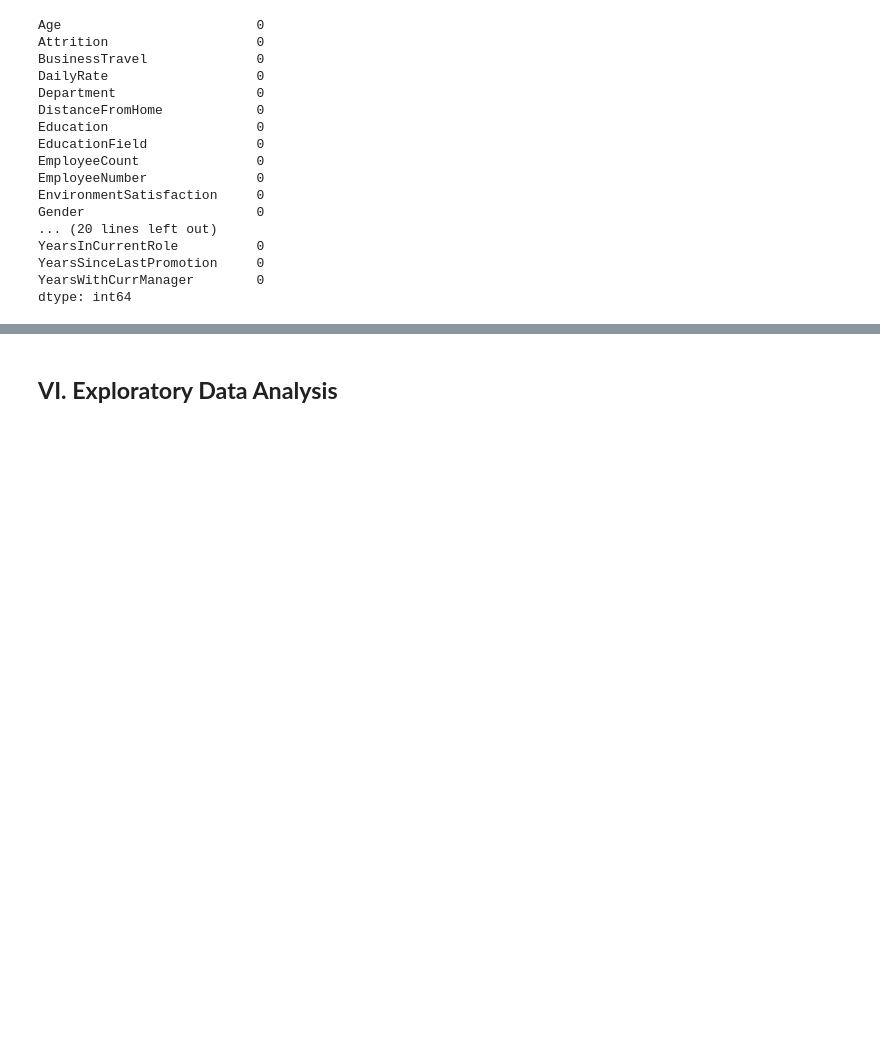
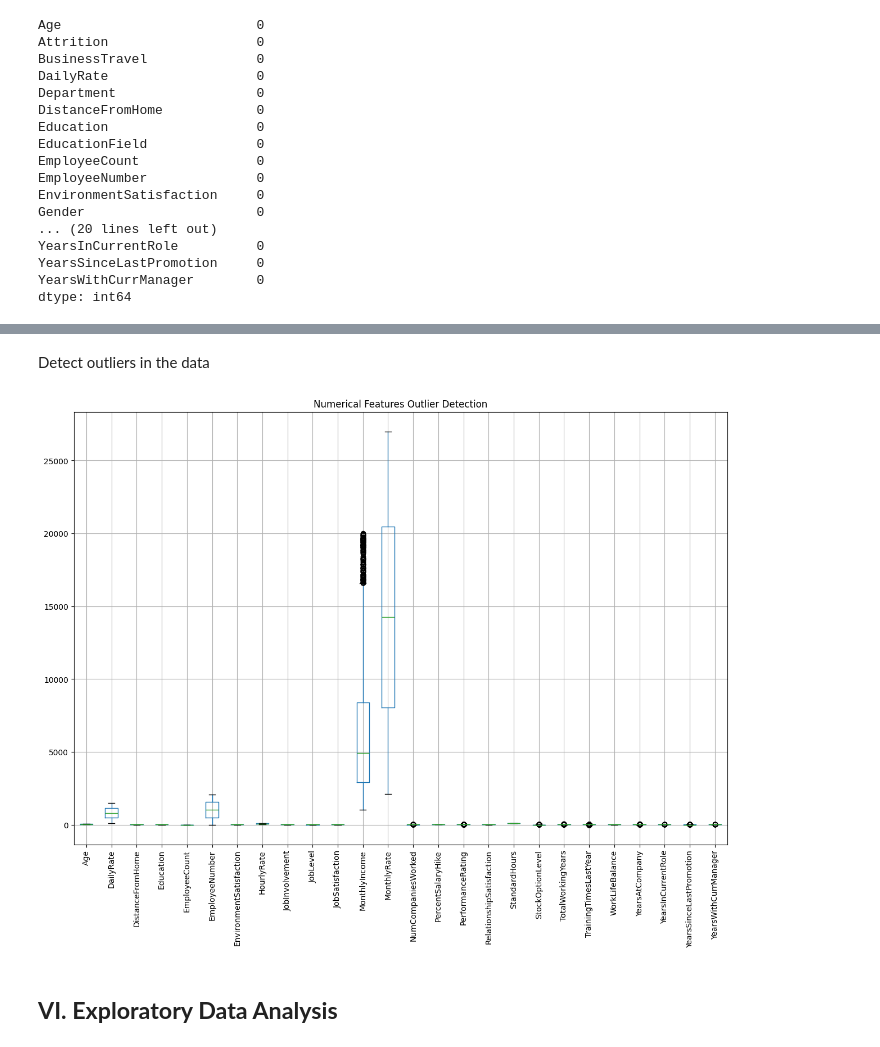
Before and after one commit to APaguil1990/SOLLDA1_MCO, a Jupyter notebook: IBM-Employee-Attrition-MCO.ipynb, the cells around one changed output, grey strips where cells are left out. Drawn from its saved outputs; the diff is of its cells as text; code cells hidden in the pictures; blank space fills up the shorter version.

Commit message:
Added display of summary statistics and outliers.

```diff
--- a/IBM-Employee-Attrition-MCO.ipynb
+++ b/IBM-Employee-Attrition-MCO.ipynb
@@ -175,3 +174,0 @@ Remove duplicates (if any)
-# %%
-df.drop_duplicates(inplace=True)
-df
@@ -201,3 +202,12 @@ Index(['Attrition', 'BusinessTravel', 'Department', 'EducationField', 'Gender',
+# %% [markdown]
+Detect outliers in the data
+# %%
+plt.figure(figsize=(15, 10))
+df.select_dtypes(include=['int64', 'float64']).boxplot(rot=90)
+plt.title("Numerical Features Outlier Detection")
+plt.show()
+# %% [output]
+[figure, added]
 # %% [markdown]
 ## **VI. Exploratory Data Analysis**
 # %% [markdown]
```
Also changed, not shown: parts of 8 cells of this notebook.
